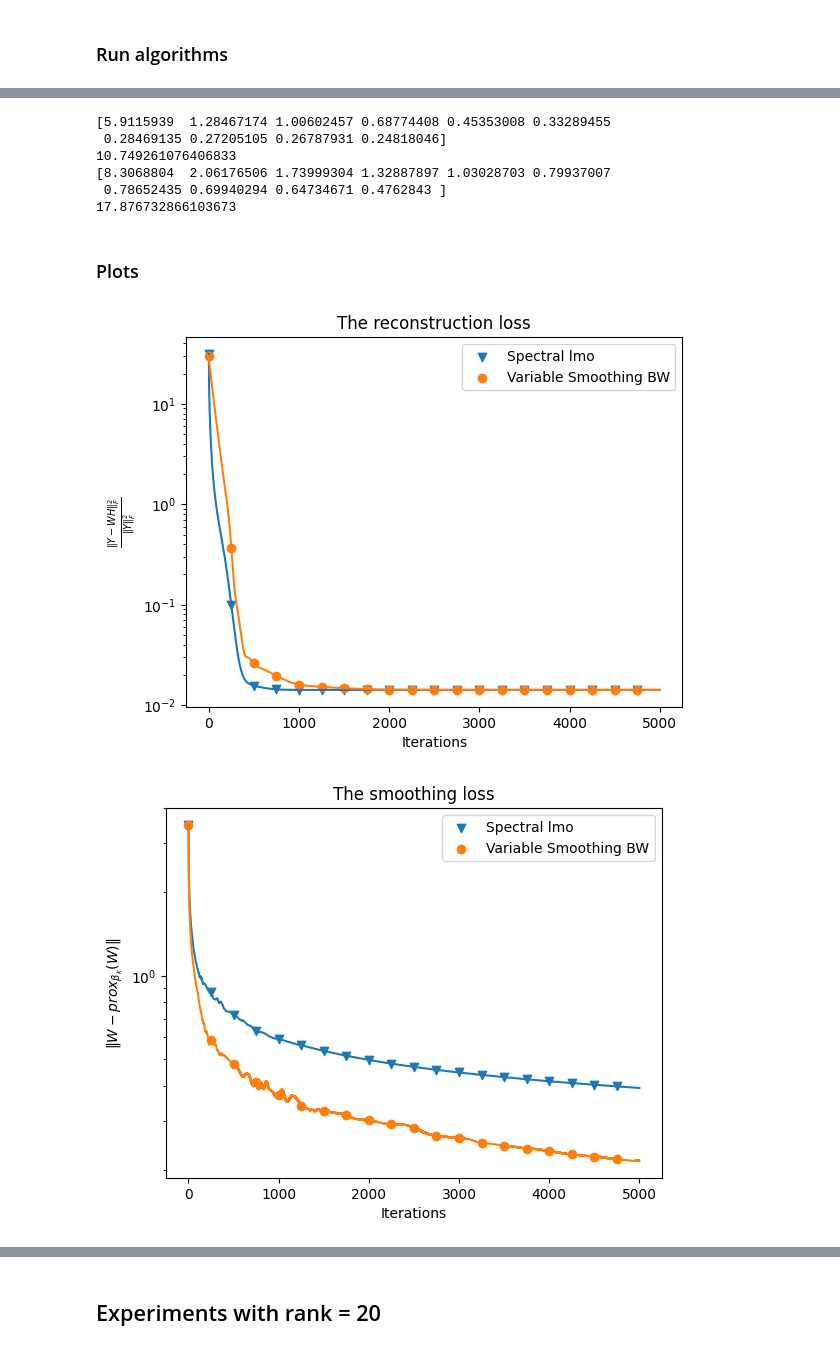
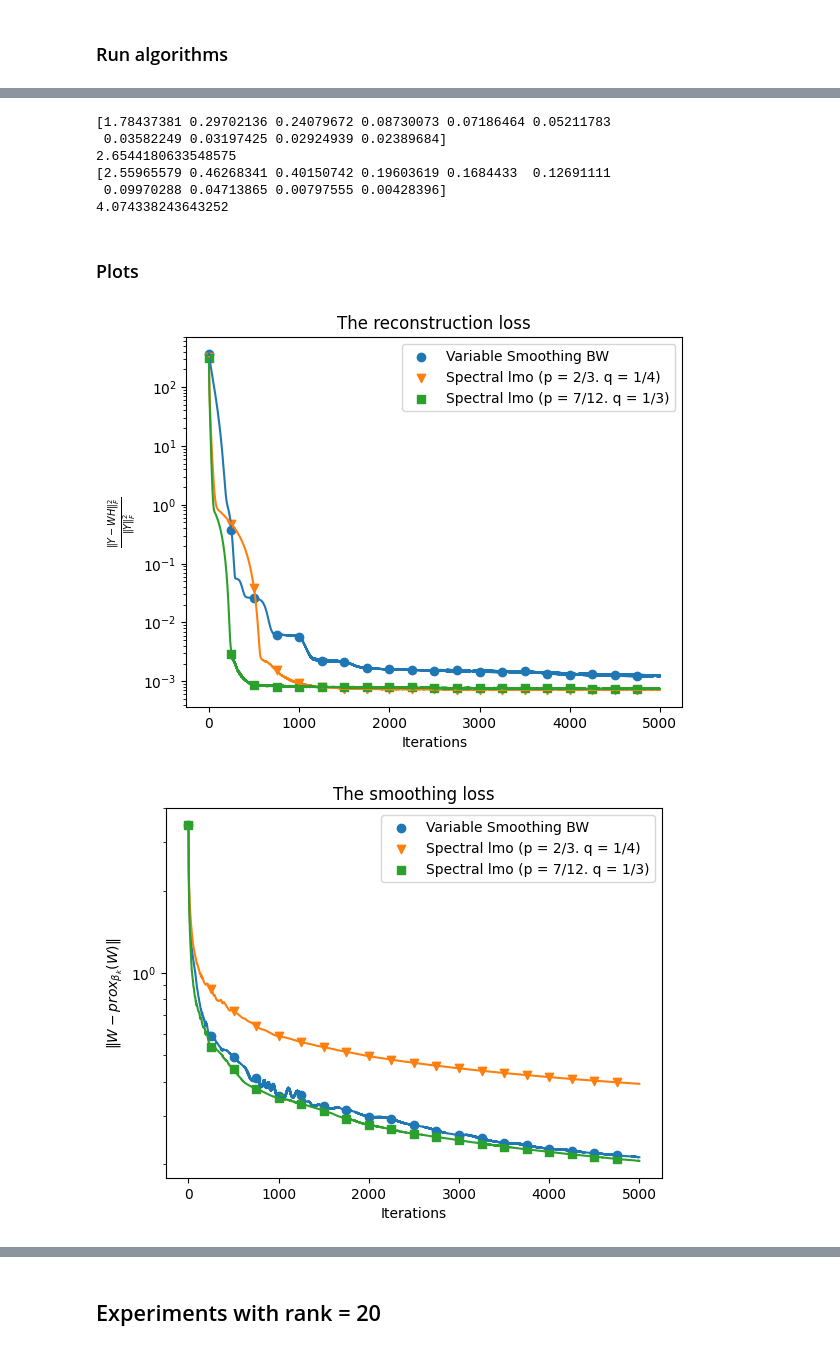
Before and after one commit to Farid-Najar/GAMONS, a Jupyter notebook: results.ipynb, the cells around one changed output, grey strips where cells are left out. Saved outputs shown, nothing was run; the diff lists cells and outputs as text; code cells hidden in the pictures.

```diff
--- a/results.ipynb
+++ b/results.ipynb
@@ -16,8 +16,8 @@ from problems import generateWH, run_MoreauNSD, run_VS
 # %%
 # D = load_dataset("synthetic", m = 250, n = 250)
 # D = load_dataset("olivetti")
-D = load_dataset("camera")
-# D = load_dataset("spectrometer")
+# D = load_dataset("camera")
+D = load_dataset("spectrometer")
 # D = load_dataset("football")
 # D = load_dataset("miserables")
 # D = load_dataset("low_rank_synthetic")
@@ -85,6 +85,7 @@ prox = spectral_prox_l1
 
 
 loss_NSD, dist_W_prox_NSD, WHs_NSD = run_MoreauNSD(D, rank, prox, max_iter = K)
+loss_NSD2, dist_W_prox_NSD2, WHs_NSD2 = run_MoreauNSD(D, rank, prox, max_iter = K, p = 7/12, q = 1/3)
 # loss_cvxNSD, dist_W_prox_cvxNSD, WHs_cvxNSD = run_cvxMoreauNSD(D, rank, prox, max_iter = K)
 
 # plt.scatter(np.arange(len(loss))[::50], loss[::50]/norm_D, label = 'Spectral lmo', marker="v")
@@ -118,5 +122,9 @@ Text(0.5, 1.0, 'VS')
 # %%
 W, H = WHs_NSD[-1]
+s = svd(W, compute_uv=False)
+print(s)
+print(s.sum())
+W, H = WHs_NSD2[-1]
 s = svd(W, compute_uv=False)
 print(s)
 print(s.sum())
@@ -125,22 +133,25 @@ s = svd(W, compute_uv=False)
 print(s)
 print(s.sum())
 # %% [output]
-[5.9115939  1.28467174 1.00602457 0.68774408 0.45353008 0.33289455
- 0.28469135 0.27205105 0.26787931 0.24818046]
-10.749261076406833
-[8.3068804  2.06176506 1.73999304 1.32887897 1.03028703 0.79937007
- 0.78652435 0.69940294 0.64734671 0.4762843 ]
-17.876732866103673
+[1.78437381 0.29702136 0.24079672 0.08730073 0.07186464 0.05211783
+ 0.03582249 0.03197425 0.02924939 0.02389684]
+2.6544180633548575
+[2.55965579 0.46268341 0.40150742 0.19603619 0.1684433  0.12691111
+ 0.09970288 0.04713865 0.00797555 0.00428396]
+4.074338243643252
 # %% [markdown]
 ### Plots
 # %%
 scatter_period = K // 20
 
-plt.semilogy(loss_NSD/norm_D)
-plt.scatter(np.arange(len(loss_NSD))[::scatter_period], loss_NSD[::scatter_period]/norm_D, label = 'Spectral lmo', marker="v")
-
 plt.semilogy(loss_VS/norm_D)
 plt.scatter(np.arange(len(loss_VS))[::scatter_period], loss_VS[::scatter_period]/norm_D, label = 'Variable Smoothing BW', marker="o")
+
+plt.semilogy(loss_NSD/norm_D)
+plt.scatter(np.arange(len(loss_NSD))[::scatter_period], loss_NSD[::scatter_period]/norm_D, label = 'Spectral lmo (p = 2/3. q = 1/4)', marker="v")
+
+plt.semilogy(loss_NSD2/norm_D)
+plt.scatter(np.arange(len(loss_NSD))[::scatter_period], loss_NSD2[::scatter_period]/norm_D, label = 'Spectral lmo (p = 7/12. q = 1/3)', marker="s")
 
 # plt.semilogy(loss_cvxNSD/norm_D)
 # plt.scatter(np.arange(len(loss_cvxNSD))[::scatter_period], loss_cvxNSD[::scatter_period]/norm_D, label = 'Acc Spectral lmo', marker="^")
@@ -160,21 +171,25 @@ plt.title('The reconstruction loss')
 plt.legend()
 plt.show()
 # %% [output]
-[figure, old version]
+[figure, new version]
 # %%
-plt.semilogy(dist_W_prox_NSD)
-plt.scatter(np.arange(len(dist_W_prox_NSD))[::scatter_period], dist_W_prox_NSD[::scatter_period], label = 'Spectral lmo', marker="v")
-
 plt.semilogy(dist_W_prox_VS)
 plt.scatter(np.arange(len(dist_W_prox_VS))[::scatter_period], dist_W_prox_VS[::scatter_period], label = 'Variable Smoothing BW', marker="o")
+
+plt.semilogy(dist_W_prox_NSD)
+plt.scatter(np.arange(len(dist_W_prox_NSD))[::scatter_period], dist_W_prox_NSD[::scatter_period], label = 'Spectral lmo (p = 2/3. q = 1/4)', marker="v")
+
+plt.semilogy(dist_W_prox_NSD2)
+plt.scatter(np.arange(len(dist_W_prox_NSD))[::scatter_period], dist_W_prox_NSD2[::scatter_period], label = 'Spectral lmo (p = 7/12. q = 1/3)', marker="s")
+
 
 
 plt.ylabel(r'$\|W - prox_{\beta_k}(W)\|$')
 plt.xlabel('Iterations')
 plt.title('The smoothing loss')
 
 plt.legend()
 plt.show()
 # %% [output]
-[figure, old version]
+[figure, new version]
 # %%
```
Also changed, not shown: parts of 12 cells of this notebook.
